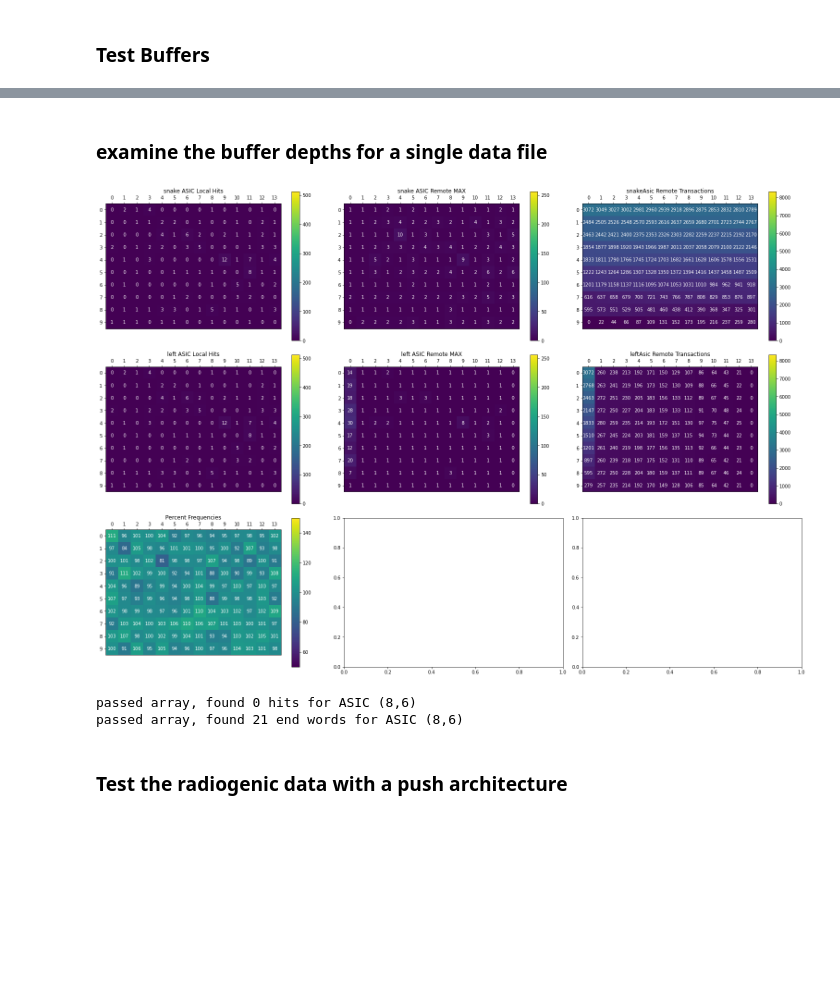
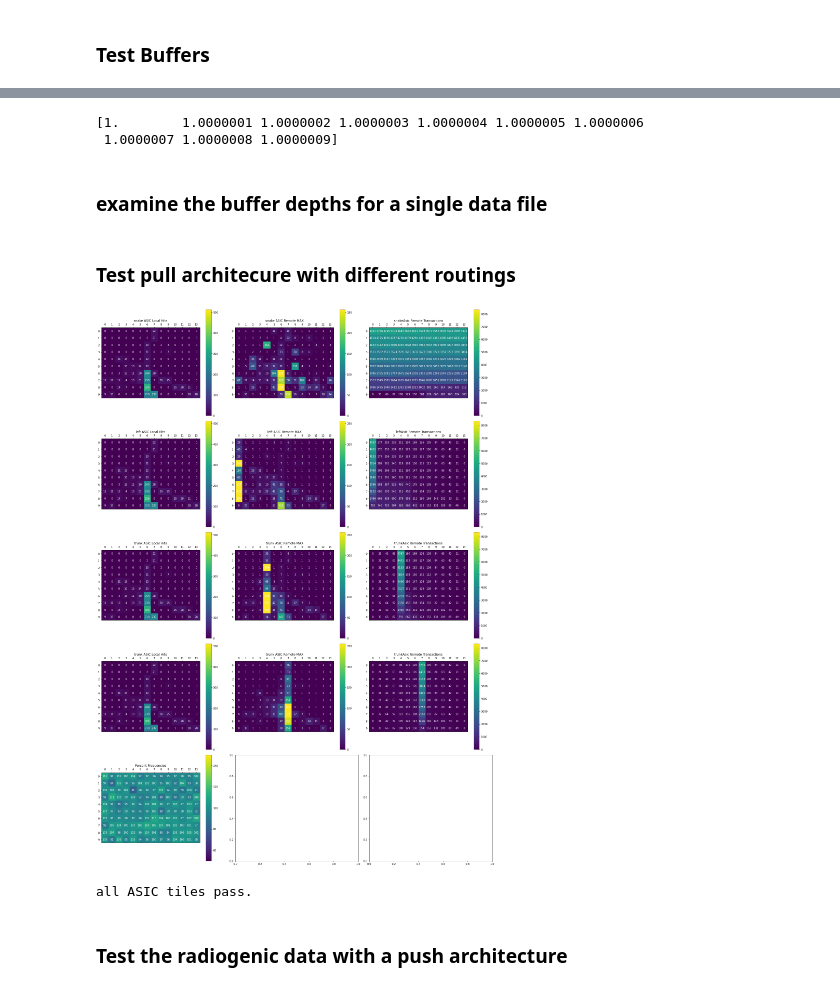
Before and after one commit to kkeefe/qpix-digital, a Jupyter notebook: simulation-software/ArrayNotebook.ipynb, the cells around one changed output, grey strips where cells are left out. Cells and saved outputs as stored; diff of their text form; code cells hidden in the pictures; blank space fills up the shorter version.

Commit message:
notebook cleanup, trunk sampling, 1k tests

```diff
--- a/simulation-software/ArrayNotebook.ipynb
+++ b/simulation-software/ArrayNotebook.ipynb
@@ -654,10 +532,67 @@ if bTestData:
+# %%
+def injectFlat(qpa, nCnts=10, inTime=1):
+    f = np.arange(inTime, inTime+(nCnts*100e-9), 100e-9)
+    for a in qpa:
+        a.InjectHits(f)
+    return qpa
+
+f = np.arange(1, 1+(10*100e-9), 100e-9)
+print(f)
+# %% [output]
+[1.        1.0000001 1.0000002 1.0000003 1.0000004 1.0000005 1.0000006
+ 1.0000007 1.0000008 1.0000009]
 # %% [markdown]
 ### examine the buffer depths for a single data file
 # %%
 if False:
     qparray.MakeFifoBars(testingArrays[0])
+# %% [markdown]
+### Test pull architecure with different routings
+# %%
+import QpixAsicArray as qparray
+import numpy as np
+
+if bTestData:
+    rows = readDF["nrows"]
+    cols = readDF["ncols"]
+
+    testingArrays = []
+
+    # make a 'snake' routed Asic tile
+    rad_arrayS = qparray.QpixAsicArray(rows, cols, tiledf=readDF, debug=0)
+    rad_arrayS.Route(route="snake", transact=False)
+    testingArrays.append(rad_arrayS)
+
+    # make a 'left' routed Asic tile
+    rad_arrayL = qparray.QpixAsicArray(rows, cols, tiledf=readDF, debug=0)
+    rad_arrayL.Route(route="left", transact=False)
+    testingArrays.append(rad_arrayL)
+
+    # make a 'trunk' routed Asic tile along a slow trunk
+    rad_arrayT = qparray.QpixAsicArray(rows, cols, tiledf=readDF, debug=0)
+    rad_arrayT.Route(route="trunk", transact=False, pos=4)
+    testingArrays.append(rad_arrayT)
+
+    # make a 'trunk' routed Asic tile along a fast trunk
+    rad_arrayTf = qparray.QpixAsicArray(rows, cols, tiledf=readDF, debug=0)
+    rad_arrayTf.Route(route="trunk", transact=False, pos=7)
+    testingArrays.append(rad_arrayTf)
+
+    # dynamic routing for reference
+    # rad_arrayD = qparray.QpixAsicArray(rows, cols, tiledf=readDF, debug=0)
+    # rad_arrayD.Route(route=None)
+    # testingArrays.append(rad_arrayD)
+
+    # radiogenic data lasts until 10 seconds
+    TIMESTOP = 10
+    intfrq = 0.5
+    int_period = np.linspace(0, TIMESTOP, int(TIMESTOP/intfrq))
+    for i in range(len(int_period)+1):
+        for tile in testingArrays:
+            tile.Interrogate(intfrq, hard=True)
 # %%
 from QpixAsicArray import PrintTransactMap
+
 if bTestData:
     fig, axs = plt.subplots(len(testingArrays)+1,3, figsize=(21.5,7.5*len(testingArrays)))
     for ti, tile in enumerate(testingArrays):
@@ -676,41 +611,45 @@ if bTestData:
         remoteT = transactData["RemoteT"]
         for i, j, T in remoteT:
             remoteDataT[i][j] = T
 
         remoteDataM = np.zeros((rows,cols), dtype=np.int32)
         remoteM = transactData["RemoteMax"]
         for i, j, T in remoteM:
             remoteDataM[i][j] = T
 
         # max number of transactions in this data time
         maxActivity = TIMESTOP / (1/rad_arrayS.fNominal * 1800)
 
         # construct the heatmaps
         rs = f"{tile.RouteState}"
         heatMap(localData, rows, cols, ax=axs[ti, 0], vmin=0, vmax=512, header=rs+" ASIC Local Hits")
         heatMap(remoteDataM, rows, cols, ax=axs[ti, 1], vmin=0, vmax=256, header=rs+" ASIC Remote MAX")
         heatMap(remoteDataT, rows, cols, ax=axs[ti, 2], vmin=0, vmax=maxActivity/20, header=rs+"Asic Remote Transactions")
 
 
     remoteDataFRQ = np.zeros((rows,cols), dtype=np.int32)
     arr = testingArrays[0]
     daqF = arr._daqNode.fOsc
     for i in range(arr._nrows):
         for j in range(arr._ncols):
             remoteDataFRQ[i][j] = int(arr[i][j].fOsc / daqF * 100)
-    heatMap(remoteDataFRQ, rows, cols, ax=axs[2, 0], vmin=50, vmax=150, header="Percent Frequencies")
+    heatMap(remoteDataFRQ, rows, cols, ax=axs[4, 0], vmin=50, vmax=150, header="Percent Frequencies")
     # heatMap(remoteDataT, rows, cols, ax=axs[2, 1], vmin=0, vmax=maxActivity/100, header=rs+"Asic Remote Transactions")
     fig.tight_layout()
     plt.show()
     fig.savefig("pullAsics.png")
 # %% [output]
-[figure, old version]
+[figure, new version]
-# %%
-# look at the most active ASIC within the neutrino hit data
-analyze = qparray.AnalyzeASIC(arr, 8, 6)
-# %% [output]
-passed array, found 0 hits for ASIC (8,6)
-passed array, found 21 end words for ASIC (8,6)
+# %%
+p = True
+for tile in testingArrays:
+    if not qparray.AnalyzeArray(tile, silent=True):
+        p = False
+        print("asic failure")
+if p:
+    print("all ASIC tiles pass.")
+# %% [output]
+all ASIC tiles pass.
 # %% [markdown]
 ### Test the radiogenic data with a push architecture
 # %%
```
Also changed, not shown: parts of 13 cells of this notebook, 9 other files.
